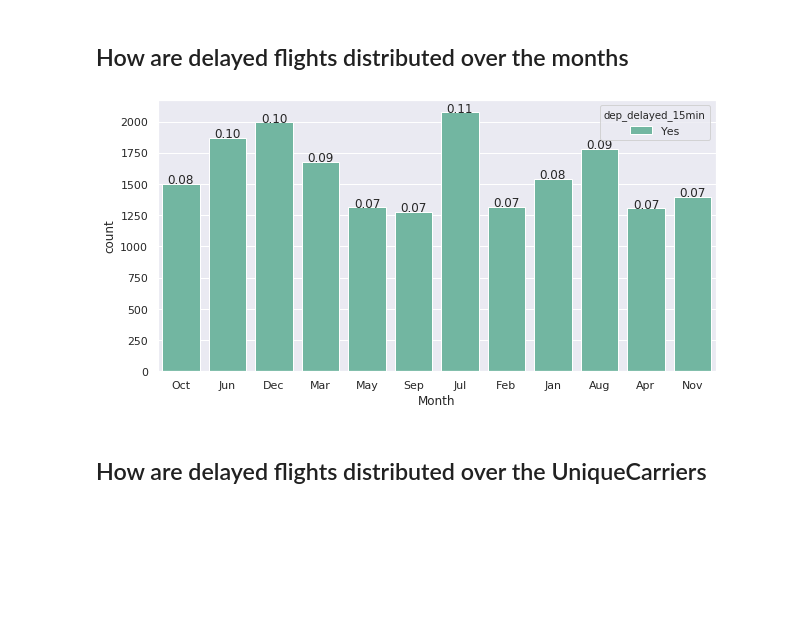
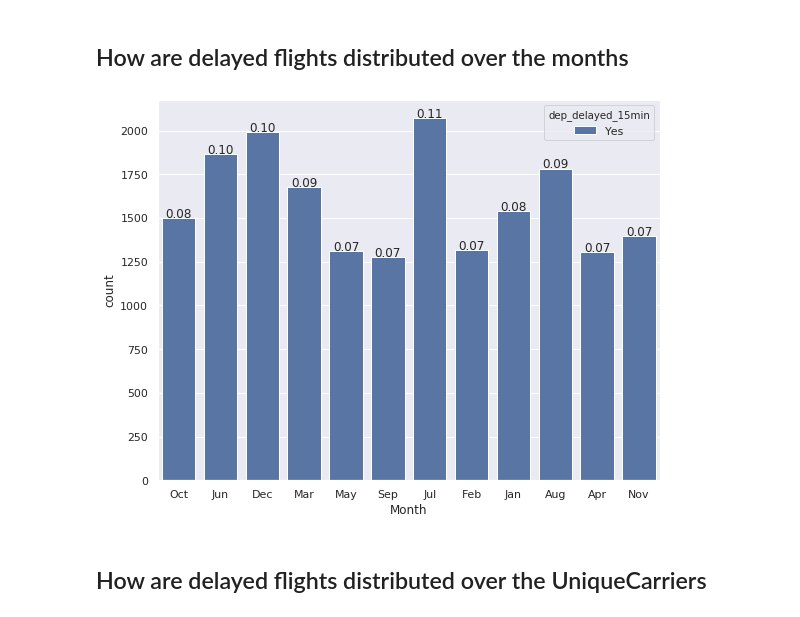
Before and after one commit to adeoti-ade/airline_delay, a Jupyter notebook: airline_delay.ipynb, the cells around one changed output. Drawn from its saved outputs; the diff is of its cells as text; code cells hidden in the pictures; blank space fills up the shorter version.

```diff
--- a/airline_delay.ipynb
+++ b/airline_delay.ipynb
@@ -139,15 +177,23 @@ df = process_period(df)
 # %% [markdown]
 ## How is the delay of flights distributed
 # %%
-fig, axes = plt.subplots(nrows=1, ncols=1, figsize=(9,7))
-ax = sns.countplot(x='dep_delayed_15min', data=df, ax = axes,);
+def plot_bar(x, filename, df, hue=None):
+    """
+    This function plots and saves a bar chart with hue if specified
+    """
+    fig, axes = plt.subplots(nrows=1, ncols=1, figsize=(9,7))
+    ax = sns.countplot(x=x, data=df, ax = axes, hue=hue);
 
-for p in ax.patches:
-    height = p.get_height()
-    ax.text(p.get_x()+p.get_width()/2.,
-            height + 3,
-            '{:1.2f}'.format(height/float(len(df))),
-            ha="center")
+    for p in ax.patches:
+        height = p.get_height()
+        ax.text(p.get_x()+p.get_width()/2.,
+                height + 3,
+                '{:1.2f}'.format(height/float(len(df))),
+                ha="center")
+
+    plt.savefig('plots/'+filename+'.png')
+
+plot_bar(x='dep_delayed_15min', filename='target', df=df)
 # %% [output]
 [figure]
 # %% [markdown]
@@ -201,17 +228,9 @@ for p in ax.patches:
 # %% [markdown]
 ## How are delayed flights distributed over the months
-# %%
-plt.figure(figsize=(10,5))
-ax = sns.countplot(x='Month', hue='dep_delayed_15min', data=delayed_df, palette='Set2');
-
-for p in ax.patches:
-    height = p.get_height()
-    ax.text(p.get_x()+p.get_width()/2.,
-            height + 3,
-            '{:1.2f}'.format(height/float(len(delayed_df))),
-            ha="center")
-# %% [output]
-[figure, removed]
+# %%
+plot_bar(x='Month', filename='months', df=delayed_df, hue='dep_delayed_15min')
+# %% [output]
+[figure, added]
 # %% [markdown]
 ## How are delayed flights distributed over the UniqueCarriers
 # %%
```
Also changed, not shown: parts of 38 cells of this notebook, 14 other files.
